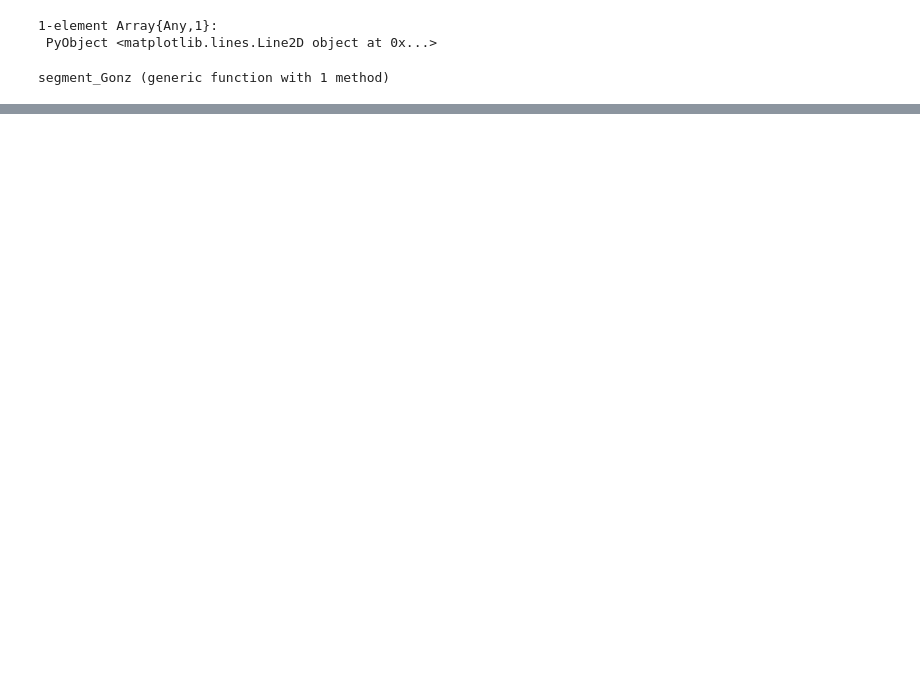
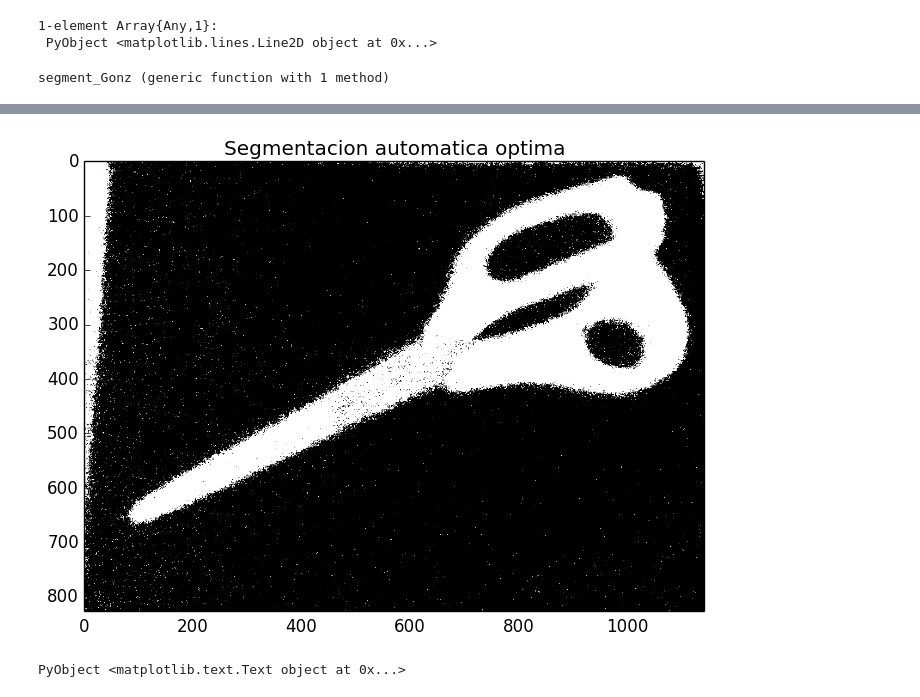
Before and after one commit to elsuizo/Practicas_vision, a Jupyter notebook: Practica1/Julia/ejercicio8.ipynb, the cells around one changed output, grey strips where cells are left out. Drawn from its saved outputs; the diff is of its cells as text; code cells hidden in the pictures; blank space fills up the shorter version.

```diff
--- a/Practica1/Julia/ejercicio8.ipynb
+++ b/Practica1/Julia/ejercicio8.ipynb
@@ -74,7 +74,7 @@ function segment_Gonz(img_gray)
     flag = false
     while ~flag
         g = img_gray .< T
-        T_next = 0.5 * (mean(img_gray[g]) + mean(img_gray[~g]) )
+        T_next = 0.5 * (mean(img_gray.data[g]) + mean(img_gray.data[~g]) )
         flag = abs(T - T_next) < 0.5
         T = T_next
     end
@@ -110,0 +87,2 @@ while loading In[43], in expression starting on line 3
+# %%
+T = segment_Gonz(img_gray)
@@ -111,2 +91,2 @@ while loading In[43], in expression starting on line 3
 # %%
-g = img_gray .>= T;
+g_new = img_gray .< T ;
@@ -120,0 +93,6 @@ true
+# %%
+PyPlot.imshow(g_new', cmap="gray")
+PyPlot.title("Segmentacion automatica optima")
+# %% [output]
+[figure, added]
+PyObject <matplotlib.text.Text object at 0x...>
```
Also changed, not shown: parts of 16 cells of this notebook.
